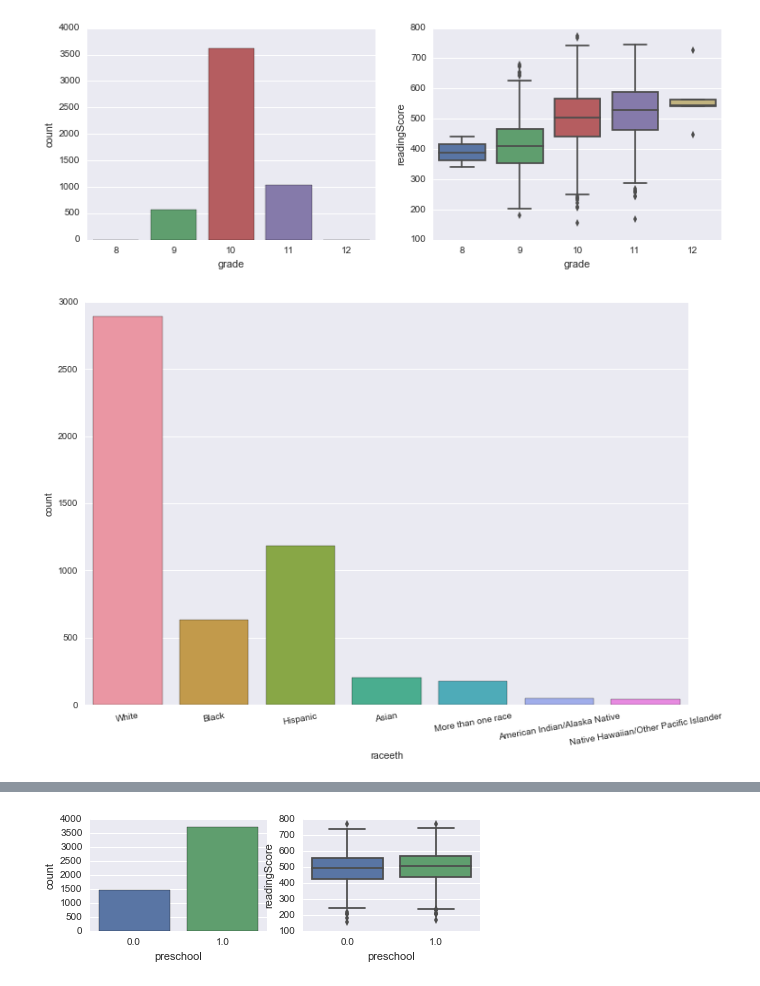
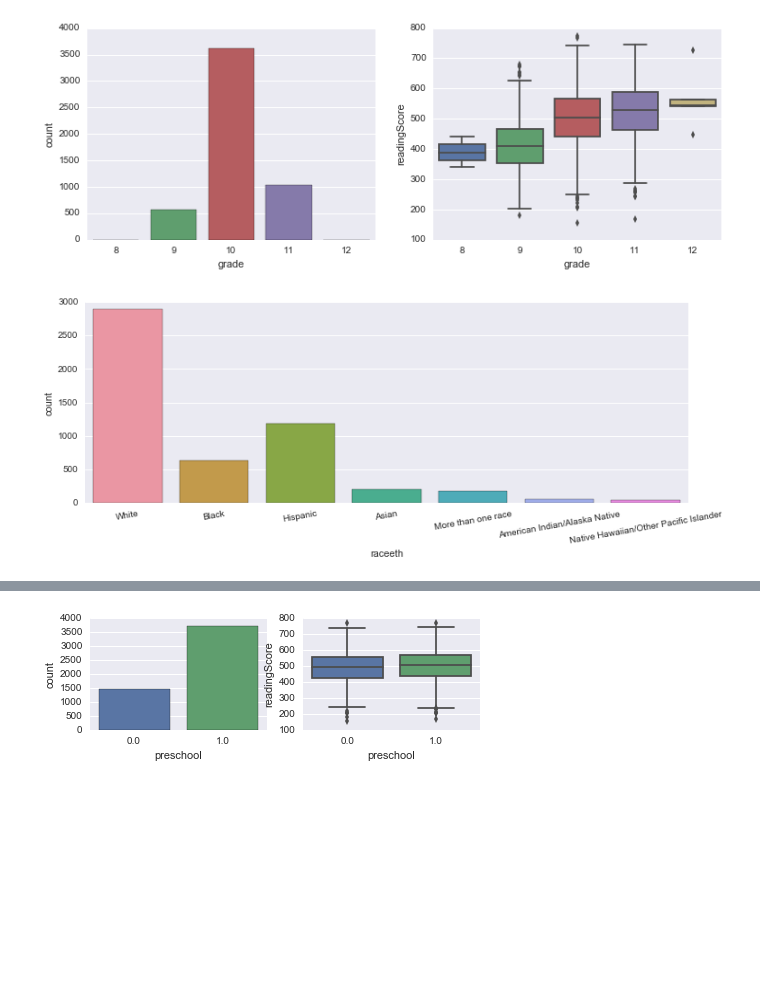
Before and after one commit to shintotm/TestScorePrediction, a Jupyter notebook: exploratory_analysis.ipynb, the cells around one changed output, grey strips where cells are left out. Cells and saved outputs as stored; diff of their text form; code cells hidden in the pictures; blank space fills up the shorter version.

```diff
--- a/exploratory_analysis.ipynb
+++ b/exploratory_analysis.ipynb
@@ -93,9 +93,9 @@ plt.show()
 # %% [output]
 [figure]
 # %%
-fig = plt.figure(figsize=(12, 8))
+fig = plt.figure(figsize=(12, 4))
 sns.countplot(x='raceeth', data=pisa)
 a = plt.xticks(rotation = 10)
 # %% [output]
-[figure, old version]
+[figure, new version]
 # %%
```
Also changed, not shown: parts of 4 cells of this notebook.
